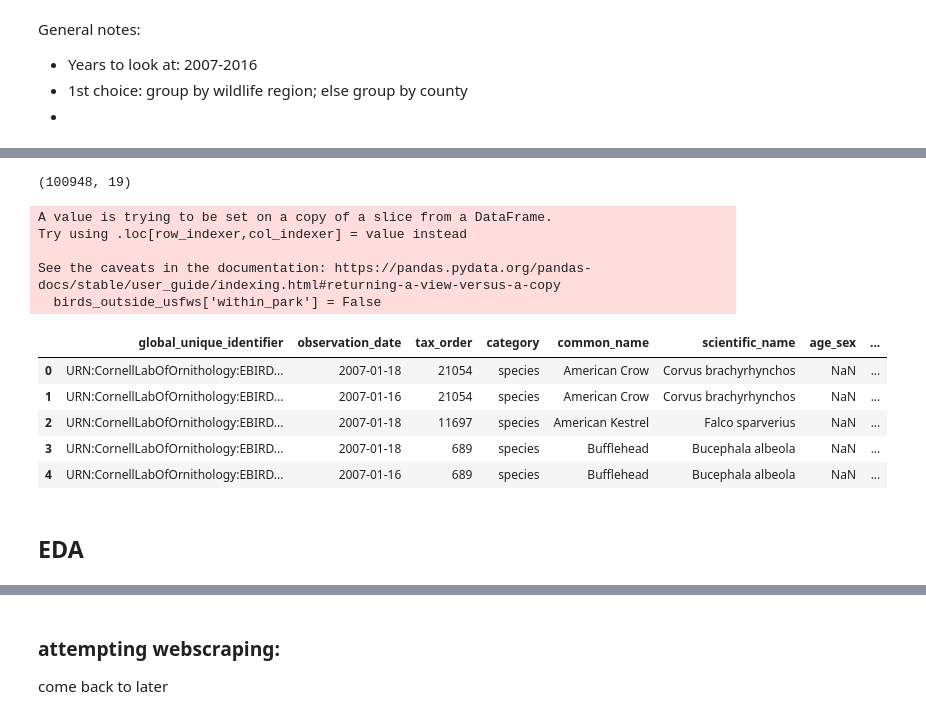
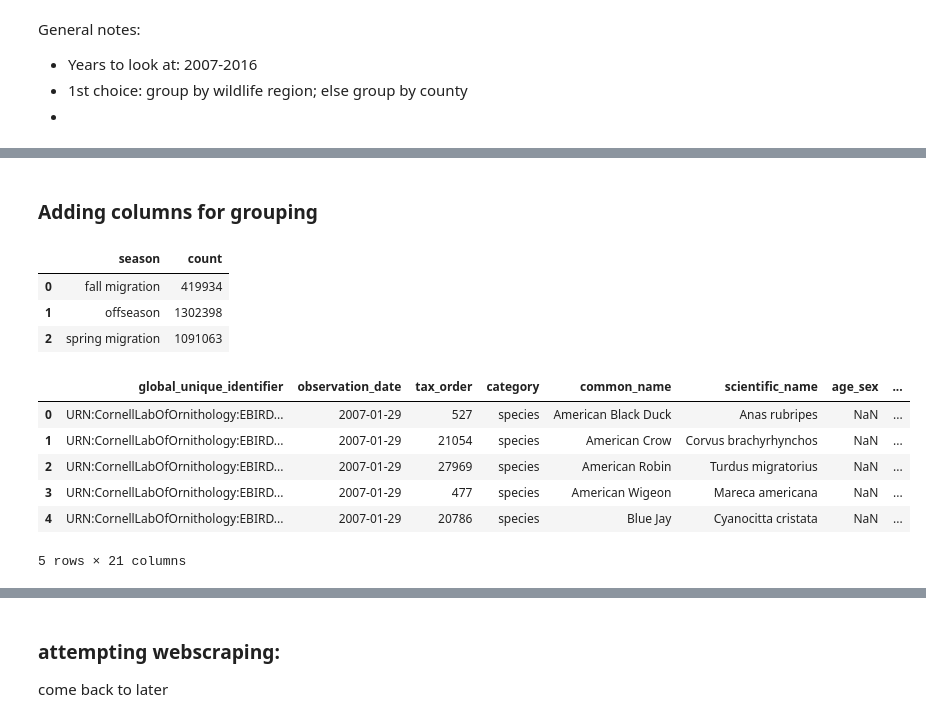
Before and after one commit to danileahacker/NSS-Capstone-Dani-Hacker, a Jupyter notebook: scripts/danih_capstone_eda.ipynb, the cells around one changed output, grey strips where cells are left out. Saved outputs shown, nothing was run; the diff lists cells and outputs as text; code cells hidden in the pictures.

```diff
--- a/scripts/danih_capstone_eda.ipynb
+++ b/scripts/danih_capstone_eda.ipynb
@@ -76,31 +82,2 @@ usfws_codes.columns = ['usfws_code', 'usfws_name']
-# %%
-# creating subset of birds sighted within usfws polygon:
-birds_usfws = birds.loc[~birds.usfws_code.isna()]
-
-# joining birds_usfws with usfws codes
-birds_usfws = pd.merge(birds_usfws, usfws_codes, on='usfws_code', how='left')
-
-birds_usfws.shape
-# %% [output]
-(100948, 19)
-# %%
-# creating separate list of sightings outside of USFWS regions
-birds_outside_usfws = birds.loc[birds.usfws_code.isna()]
-birds_outside_usfws.drop(columns=['usfws_code', 'iba_code'])
-birds_outside_usfws['within_park'] = False
-
-birds_outside_usfws.head()
-# %% [output]
-A value is trying to be set on a copy of a slice from a DataFrame.
-Try using .loc[row_indexer,col_indexer] = value instead
-
-See the caveats in the documentation: https://pandas.pydata.org/pandas-docs/stable/user_guide/indexing.html#returning-a-view-versus-a-copy
-  birds_outside_usfws['within_park'] = False
-|  | global_unique_identifier | observation_date | tax_order | category | common_name | scientific_name | age_sex | ... |
-| 0 | URN:CornellLabOfOrnithology:EBIRD... | 2007-01-18 | 21054 | species | American Crow | Corvus brachyrhynchos | NaN | ... |
-| 1 | URN:CornellLabOfOrnithology:EBIRD... | 2007-01-16 | 21054 | species | American Crow | Corvus brachyrhynchos | NaN | ... |
-| 2 | URN:CornellLabOfOrnithology:EBIRD... | 2007-01-18 | 11697 | species | American Kestrel | Falco sparverius | NaN | ... |
-| 3 | URN:CornellLabOfOrnithology:EBIRD... | 2007-01-18 | 689 | species | Bufflehead | Bucephala albeola | NaN | ... |
-| 4 | URN:CornellLabOfOrnithology:EBIRD... | 2007-01-16 | 689 | species | Bufflehead | Bucephala albeola | NaN | ... |
-# %% [markdown]
-## EDA
+# %% [markdown]
+### Adding columns for grouping
@@ -106,0 +102,10 @@ See the caveats in the documentation: https://pandas.pydata.org/pandas-docs/stab
+# %%
+birds_by_season = birds.groupby('season').count()[['global_unique_identifier']]
+birds_by_season.columns = ['count']
+birds_by_season = birds_by_season.reset_index()
+birds_by_season
+# %% [output]
+|  | season | count |
+| 0 | fall migration | 419934 |
+| 1 | offseason | 1302398 |
+| 2 | spring migration | 1091063 |
@@ -106,0 +116,16 @@ See the caveats in the documentation: https://pandas.pydata.org/pandas-docs/stab
+# %%
+# creating subset of birds sighted within usfws polygon:
+birds_usfws = birds.loc[~birds.usfws_code.isna()]
+
+# joining birds_usfws with usfws codes
+birds_usfws = pd.merge(birds_usfws, usfws_codes, on='usfws_code', how='left')
+
+birds_usfws.head()
+# %% [output]
+|  | global_unique_identifier | observation_date | tax_order | category | common_name | scientific_name | age_sex | ... |
+| 0 | URN:CornellLabOfOrnithology:EBIRD... | 2007-01-29 | 527 | species | American Black Duck | Anas rubripes | NaN | ... |
+| 1 | URN:CornellLabOfOrnithology:EBIRD... | 2007-01-29 | 21054 | species | American Crow | Corvus brachyrhynchos | NaN | ... |
+| 2 | URN:CornellLabOfOrnithology:EBIRD... | 2007-01-29 | 27969 | species | American Robin | Turdus migratorius | NaN | ... |
+| 3 | URN:CornellLabOfOrnithology:EBIRD... | 2007-01-29 | 477 | species | American Wigeon | Mareca americana | NaN | ... |
+| 4 | URN:CornellLabOfOrnithology:EBIRD... | 2007-01-29 | 20786 | species | Blue Jay | Cyanocitta cristata | NaN | ... |
+5 rows × 21 columns
```
Also changed, not shown: parts of 15 cells of this notebook.
